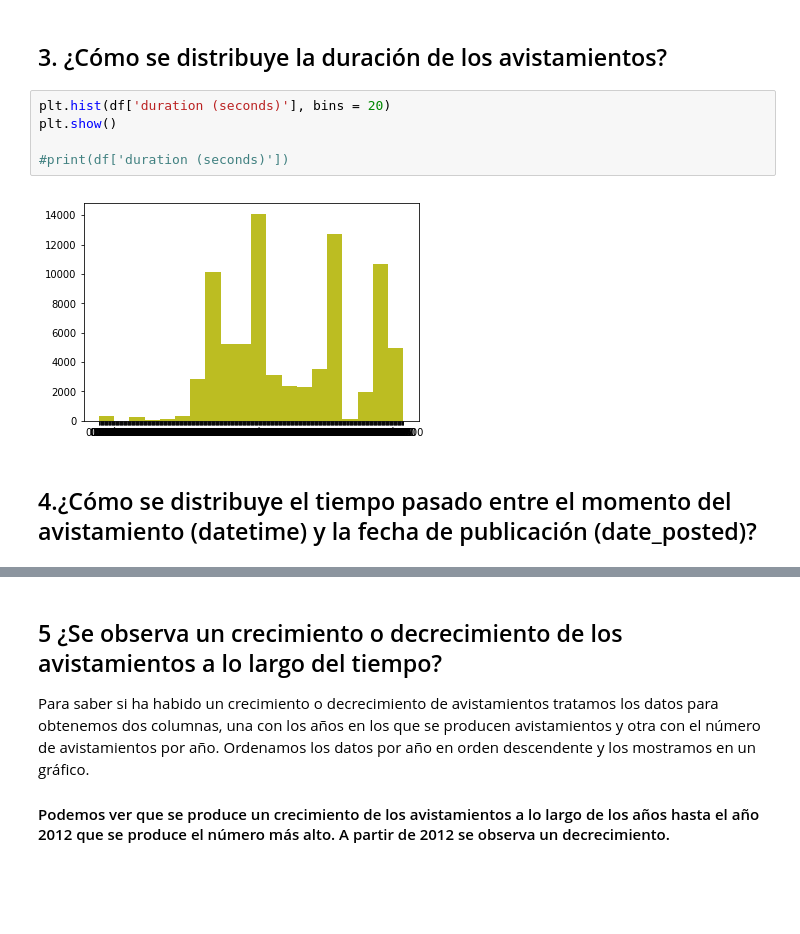
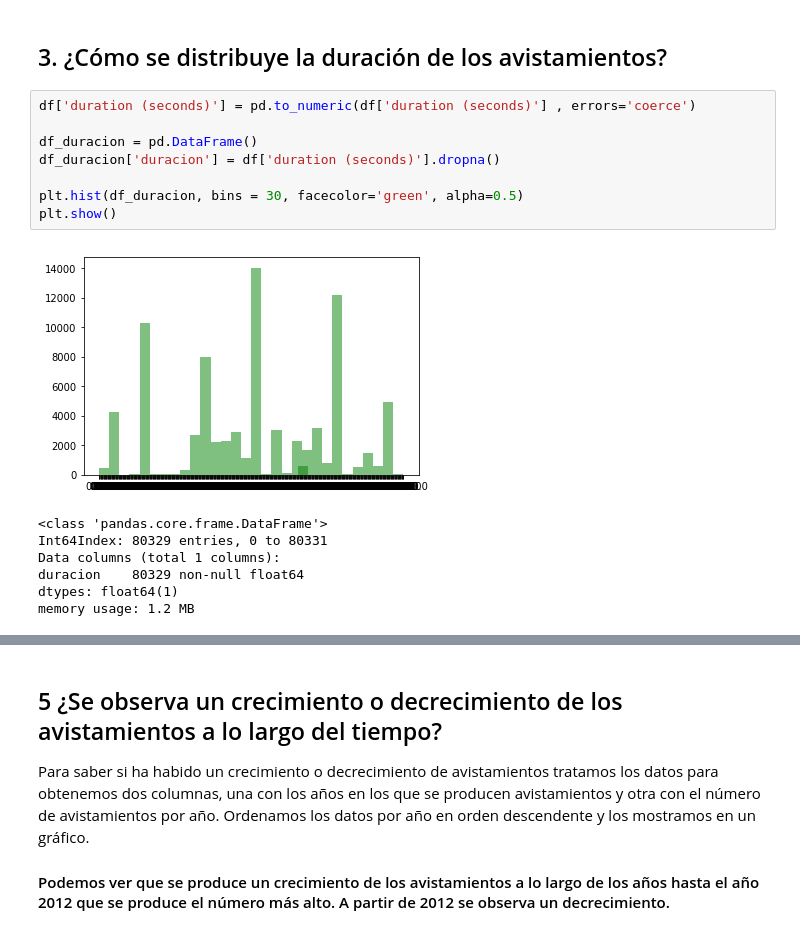
Before and after one commit to AnaSanchez79/Curso-Data-Science, a Jupyter notebook: 08_exploracion_ovnis/analisis.ipynb, the cells around one changed output, grey strips where cells are left out. Cells and saved outputs as stored; diff of their text form; blank space fills up the shorter version.

```diff
--- a/08_exploracion_ovnis/analisis.ipynb
+++ b/08_exploracion_ovnis/analisis.ipynb
@@ -87,12 +88,19 @@ formation           2457
 [figure]
 # %% [markdown]
 ## 3. ¿Cómo se distribuye la duración de los avistamientos?
-# %%
-plt.hist(df['duration (seconds)'], bins = 20)
-plt.show()
-
-#print(df['duration (seconds)'])
-# %% [output]
-[figure, removed]
-# %% [markdown]
-## 4.¿Cómo se distribuye el tiempo pasado entre el momento del avistamiento (datetime) y la fecha de publicación (date_posted)?
+# %%
+df['duration (seconds)'] = pd.to_numeric(df['duration (seconds)'] , errors='coerce')
+
+df_duracion = pd.DataFrame()
+df_duracion['duracion'] = df['duration (seconds)'].dropna()
+
+plt.hist(df_duracion, bins = 30, facecolor='green', alpha=0.5)
+plt.show()
+# %% [output]
+[figure, added]
+<class 'pandas.core.frame.DataFrame'>
+Int64Index: 80329 entries, 0 to 80331
+Data columns (total 1 columns):
+duracion    80329 non-null float64
+dtypes: float64(1)
+memory usage: 1.2 MB
```
Also changed, not shown: parts of 3 cells of this notebook.
